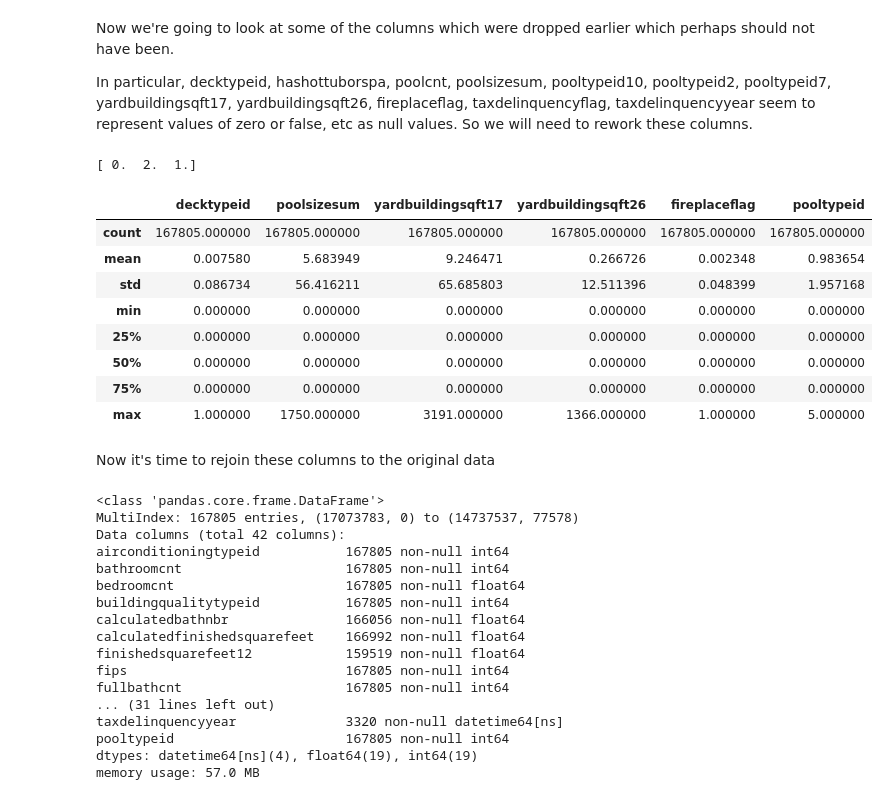
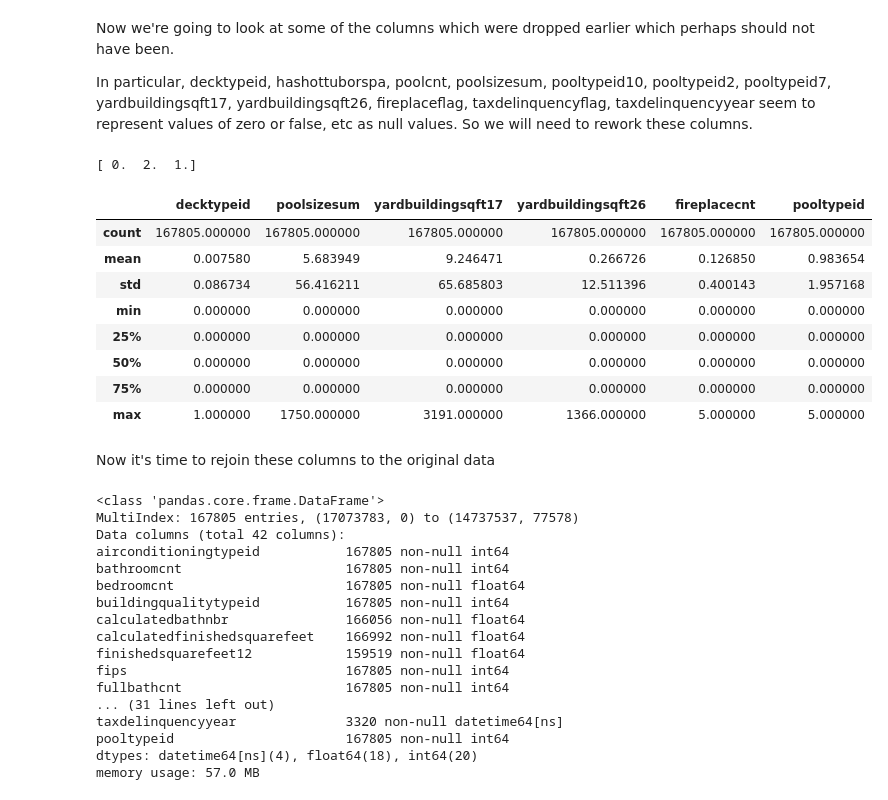
Before and after one commit to Eric-Ens/Capstone_project_1, a Jupyter notebook: Capstone_1_data_cleaning.ipynb, the cells around one changed output. Saved outputs shown, nothing was run; the diff lists cells and outputs as text; code cells hidden in the pictures.

```diff
--- a/Capstone_1_data_cleaning.ipynb
+++ b/Capstone_1_data_cleaning.ipynb
@@ -234,7 +234,7 @@ In particular, decktypeid, hashottuborspa, poolcnt, poolsizesum, pooltypeid10, p
 # %%
 forgotten_cols = ['parcelid','decktypeid', 'hashottuborspa', 'poolcnt', 'poolsizesum',
                   'pooltypeid10', 'pooltypeid2', 'pooltypeid7', 'yardbuildingsqft17',
-                  'yardbuildingsqft26', 'fireplaceflag', 'taxdelinquencyyear']
+                  'yardbuildingsqft26', 'fireplacecnt', 'taxdelinquencyyear']
 forgotten_df = combined_df[forgotten_cols].copy()
 forgotten_df = forgotten_df.fillna(value = 0)
 
@@ -251,42 +251,44 @@ forgotten_df['pooltypeid'] = forgotten_df['pooltypeid10'] + 2*forgotten_df['pool
 
 forgotten_df['pooltypeid'] = forgotten_df['pooltypeid'].astype(int)
 
 forgotten_df = forgotten_df.drop(['hashottuborspa', 'poolcnt','pooltypeid10','pooltypeid2','pooltypeid7'], axis=1)
 
 #Now we clean up a decktype
 forgotten_df['decktypeid']= forgotten_df['decktypeid'] / 60
 forgotten_df['decktypeid']= forgotten_df['decktypeid'].astype(int)
 
+forgotten_df['fireplacecnt'] = forgotten_df['fireplacecnt'].fillna(value = 0.0).astype(int)
+
 
 #Finally, we convert taxdelinquencyyear to a proper datetime
 def taxyear_todate(col):
     result = []
     for entry in forgotten_df[col]:
         if entry == 0:
             result.append(int(0))
         elif entry == 99:
             result.append(int(1999))
         else:
             result.append(int(2000+entry))
     return pd.Series((v for v in result))
 
 forgotten_df['taxdelinquencyyear'] = taxyear_todate('taxdelinquencyyear')
 forgotten_df['taxdelinquencyyear'] = pd.to_datetime(forgotten_df['taxdelinquencyyear'],
                                                     format = '%Y', errors = 'coerce')
 
 forgotten_df = forgotten_df.set_index(['parcelid',forgotten_df.index])
 forgotten_df.describe()
 # %% [output]
 [ 0.  2.  1.]
-|  | decktypeid | poolsizesum | yardbuildingsqft17 | yardbuildingsqft26 | fireplaceflag | pooltypeid |
+|  | decktypeid | poolsizesum | yardbuildingsqft17 | yardbuildingsqft26 | fireplacecnt | pooltypeid |
 | count | 167805.000000 | 167805.000000 | 167805.000000 | 167805.000000 | 167805.000000 | 167805.000000 |
-| mean | 0.007580 | 5.683949 | 9.246471 | 0.266726 | 0.002348 | 0.983654 |
-| std | 0.086734 | 56.416211 | 65.685803 | 12.511396 | 0.048399 | 1.957168 |
+| mean | 0.007580 | 5.683949 | 9.246471 | 0.266726 | 0.126850 | 0.983654 |
+| std | 0.086734 | 56.416211 | 65.685803 | 12.511396 | 0.400143 | 1.957168 |
 | min | 0.000000 | 0.000000 | 0.000000 | 0.000000 | 0.000000 | 0.000000 |
 | 25% | 0.000000 | 0.000000 | 0.000000 | 0.000000 | 0.000000 | 0.000000 |
 | 50% | 0.000000 | 0.000000 | 0.000000 | 0.000000 | 0.000000 | 0.000000 |
 | 75% | 0.000000 | 0.000000 | 0.000000 | 0.000000 | 0.000000 | 0.000000 |
-| max | 1.000000 | 1750.000000 | 3191.000000 | 1366.000000 | 1.000000 | 5.000000 |
+| max | 1.000000 | 1750.000000 | 3191.000000 | 1366.000000 | 5.000000 | 5.000000 |
 # %% [markdown]
 Now it's time to rejoin these columns to the original data
 # %%
@@ -308,7 +310,7 @@ fullbathcnt                     167805 non-null int64
 ... (31 lines left out)
 taxdelinquencyyear              3320 non-null datetime64[ns]
 pooltypeid                      167805 non-null int64
-dtypes: datetime64[ns](4), float64(19), int64(19)
+dtypes: datetime64[ns](4), float64(18), int64(20)
 memory usage: 57.0 MB
 # %%
 # Now, lets just rearrange the columns a bit
```
Also changed, not shown: 2 other files.
